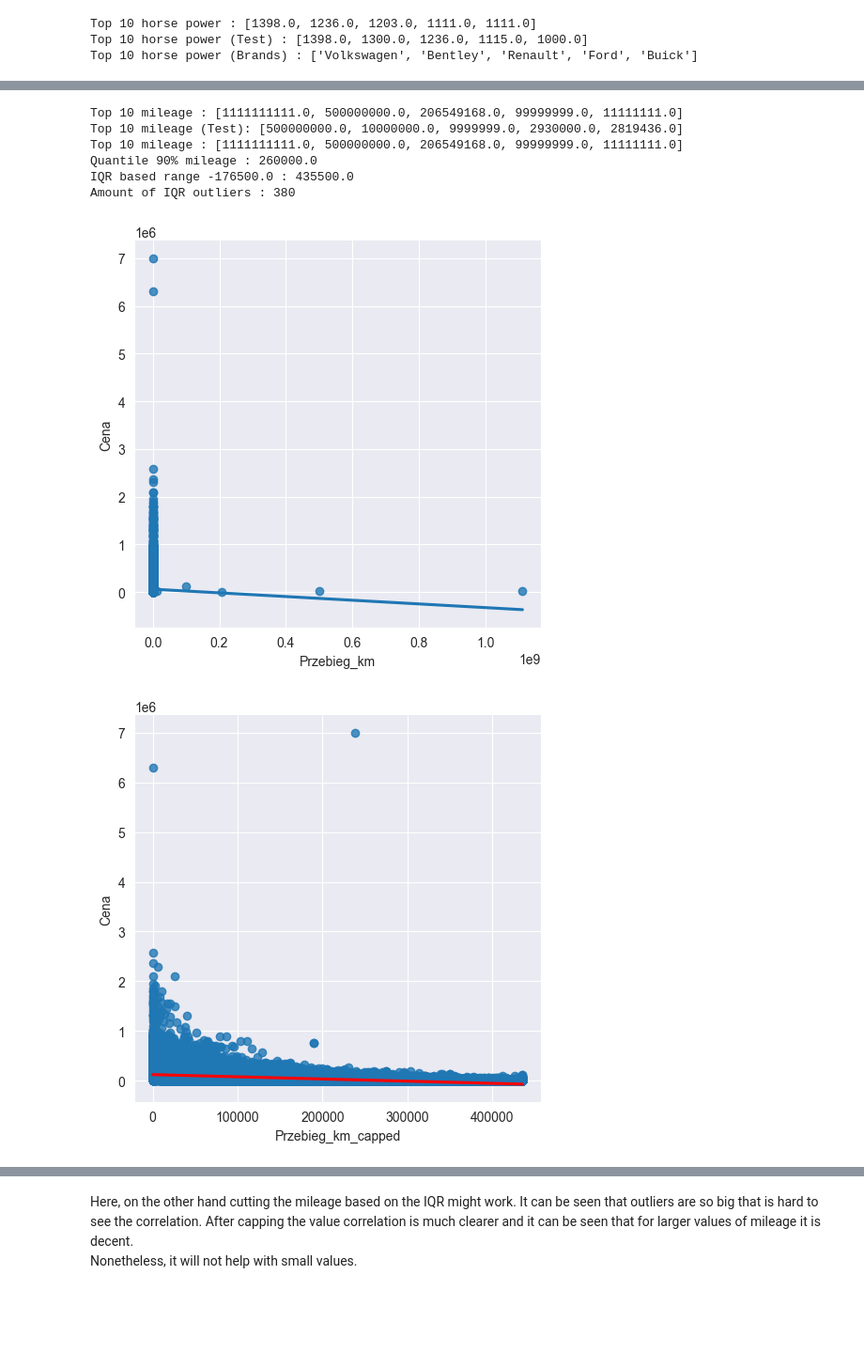
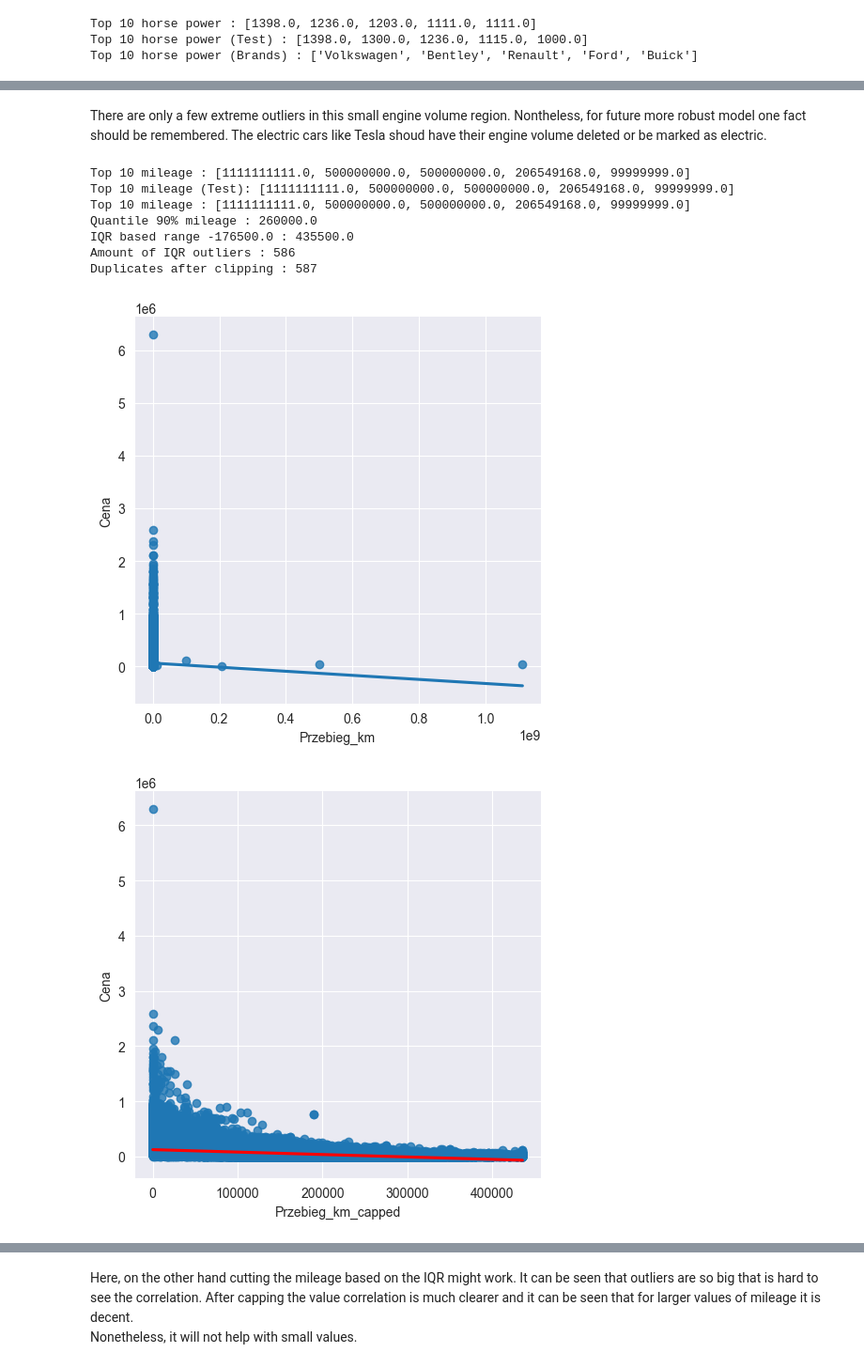
Before and after one commit to JacobsCodePy/KagglePJATKProject, a Jupyter notebook: analysis.ipynb, the cells around one changed output, grey strips where cells are left out. Shown at 94% size. Cells and saved outputs as stored; diff of their text form; code cells hidden in the pictures; blank space fills up the shorter version.

Commit message:
Further analysis of the dataset. Small feature engineering and XGBoost experiments.

```diff
--- a/analysis.ipynb
+++ b/analysis.ipynb
@@ -10,4 +14,5 @@ pd.set_option('display.max_columns', 50)
 # %%
 df_test = BasicPreprocessPipeline.run(pd.read_csv('data/sales_ads_test.csv'))
 df_train = BasicPreprocessPipeline.run(pd.read_csv('data/sales_ads_train.csv'))
+df_data = pd.concat((df_train, df_test), ignore_index=True, copy=True).reset_index()
 len(df_test), len(df_train)
@@ -61,0 +242,18 @@ Finally, it can be seen that correlation between price and power is decent.
+# %%
+error_threshold = -2_001  # Only for significant outliers
+volume_threshold = 1_001  # Only for engines smaller than 1 liter (assumption based on car domain knowledge)
+volume_min = 1_000
+decay_scalar = 0.5  # How much to diminish the total outliers
+mask = ~(df_data.Pojemnosc_cm3.isna() | df_data.Moc_KM_brand_capped.isna())
+slope, bias = np.polyfit(df_data.Moc_KM_brand_capped[mask].to_numpy(),
+                         df_data.Pojemnosc_cm3[mask].to_numpy(), 1)
+errors = (df_data.Pojemnosc_cm3[mask].to_numpy() - (bias + slope * df_data.Moc_KM_brand_capped[mask].to_numpy()))
+args = np.argwhere((df_data.Pojemnosc_cm3[mask].to_numpy() < volume_threshold) & (errors < error_threshold))
+indices = df_data.Moc_KM_brand_capped[mask].index[args.flatten()]
+
+df_data.loc[:, 'Pojemnosc_cm3_capped'] = df_data.Pojemnosc_cm3.to_numpy()
+df_data.loc[indices, 'Pojemnosc_cm3_capped'] = (df_data.loc[indices, 'Pojemnosc_cm3_capped'] + bias + slope * df_data.Moc_KM_brand_capped[mask].to_numpy()[indices]) / 2
+sns.lmplot(x="Moc_KM_brand_capped", y="Pojemnosc_cm3_capped", data=df_data, ci=None, line_kws={'color': 'red'})
+plt.title("Correlation horsepower:fixed and engine volume (Train + Test)")
+plt.show()
+df_data.loc[indices]
@@ -62,22 +273,34 @@ Finally, it can be seen that correlation between price and power is decent.
+# %% [markdown]
+There are only a few extreme outliers in this small engine volume region. Nontheless, for future more robust
+model one fact should be remembered. The electric cars like Tesla shoud have their engine volume deleted or
+be marked as electric.
 # %%
-print(f"Top 10 mileage : {df_train.Przebieg_km.sort_values(ascending=False).head(5).to_list()}")
-print(f"Top 10 mileage (Test): {df_test.Przebieg_km.sort_values(ascending=False).head(5).to_list()}")
-print(f"Top 10 mileage : {df_train.sort_values('Przebieg_km', ascending=False).Przebieg_km.head(5).to_list()}")
-print(f"Quantile 90% mileage : {df_train.Przebieg_km.quantile(0.9)}")
-print(f"IQR based range {df_train.Przebieg_km.quantile(0.25) - 1.5 * iqr(df_train.Przebieg_km.values, nan_policy='omit')} : {df_train.Przebieg_km.quantile(0.75) + 1.5 * iqr(df_train.Przebieg_km.values, nan_policy='omit')}")
-max_value = df_train.Przebieg_km.quantile(0.75) + 1.5 * iqr(df_train.Przebieg_km.values, nan_policy='omit')
-print(f"Amount of IQR outliers : {df_train[df_train.Przebieg_km > max_value].shape[0]}")
-sns.lmplot(x="Przebieg_km", y="Cena", data=df_train, ci=None)  # Ci will look ridiculous here
-df_train.loc[:, 'Przebieg_km_capped'] = df_train.Przebieg_km.to_numpy()
-df_train.loc[df_train.Przebieg_km > max_value, 'Przebieg_km_capped'] = max_value
-sns.lmplot(x="Przebieg_km_capped", y="Cena", data=df_train, ci=None, line_kws={'color': 'red'})
-df_train.drop(columns='Przebieg_km_capped', inplace=True)
+print(f"Top 10 mileage : {df_data.Przebieg_km.sort_values(ascending=False).head(5).to_list()}")
+print(f"Top 10 mileage (Test): {df_data.Przebieg_km.sort_values(ascending=False).head(5).to_list()}")
+print(f"Top 10 mileage : {df_data.sort_values('Przebieg_km', ascending=False).Przebieg_km.head(5).to_list()}")
+print(f"Quantile 90% mileage : {df_data.Przebieg_km.quantile(0.9)}")
+print(f"IQR based range {df_data.Przebieg_km.quantile(0.25) - 1.5 * iqr(df_data.Przebieg_km.to_numpy(), nan_policy='omit')} : {df_data.Przebieg_km.quantile(0.75) + 1.5 * iqr(df_data.Przebieg_km.to_numpy(), nan_policy='omit')}")
+max_value = df_data.Przebieg_km.quantile(0.75) + 1.5 * iqr(df_data.Przebieg_km.to_numpy(), nan_policy='omit')
+super_max_value = df_data.Przebieg_km.quantile(0.75) + 5.0 * iqr(df_data.Przebieg_km.to_numpy(), nan_policy='omit')
+print(f"Amount of IQR outliers : {df_data[df_data.Przebieg_km > max_value].shape[0]}")
+sns.lmplot(x="Przebieg_km", y="Cena", data=df_data, ci=None)  # Ci will look ridiculous here
+
+
+df_data.loc[:, 'Przebieg_km_capped'] = df_data.Przebieg_km.to_numpy()
+df_data.loc[df_data.Przebieg_km > max_value, 'Przebieg_km_capped'] = max_value
+df_data.loc[:, 'Przebieg_km_cleared'] = df_data.Przebieg_km.to_numpy()
+df_data.loc[df_data.Przebieg_km > super_max_value, 'Przebieg_km_cleared'] = np.nan
+sns.lmplot(x="Przebieg_km_capped", y="Cena", data=df_data, ci=None, line_kws={'color': 'red'})
+sns.lmplot(x="Przebieg_km_capped", y="Cena_log", data=df_data, ci=None, line_kws={'color': 'red'})
+print(f"Duplicates after clipping : {(df_data.Przebieg_km_capped == max_value).sum()}")
+plt.show()
 # %% [output]
-Top 10 mileage : [1111111111.0, 500000000.0, 206549168.0, 99999999.0, 11111111.0]
-Top 10 mileage (Test): [500000000.0, 10000000.0, 9999999.0, 2930000.0, 2819436.0]
-Top 10 mileage : [1111111111.0, 500000000.0, 206549168.0, 99999999.0, 11111111.0]
+Top 10 mileage : [1111111111.0, 500000000.0, 500000000.0, 206549168.0, 99999999.0]
+Top 10 mileage (Test): [1111111111.0, 500000000.0, 500000000.0, 206549168.0, 99999999.0]
+Top 10 mileage : [1111111111.0, 500000000.0, 500000000.0, 206549168.0, 99999999.0]
 Quantile 90% mileage : 260000.0
 IQR based range -176500.0 : 435500.0
-Amount of IQR outliers : 380
+Amount of IQR outliers : 586
+Duplicates after clipping : 587
-[figure, old version]
+[figure, new version]
-[figure, old version]
+[figure, new version]
```
Also changed, not shown: parts of 39 cells of this notebook, 3 other files.
